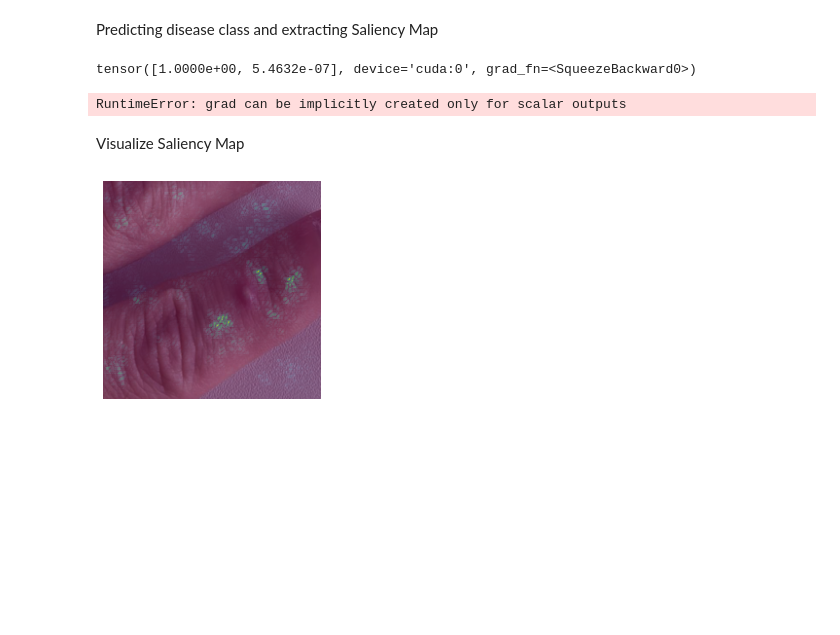
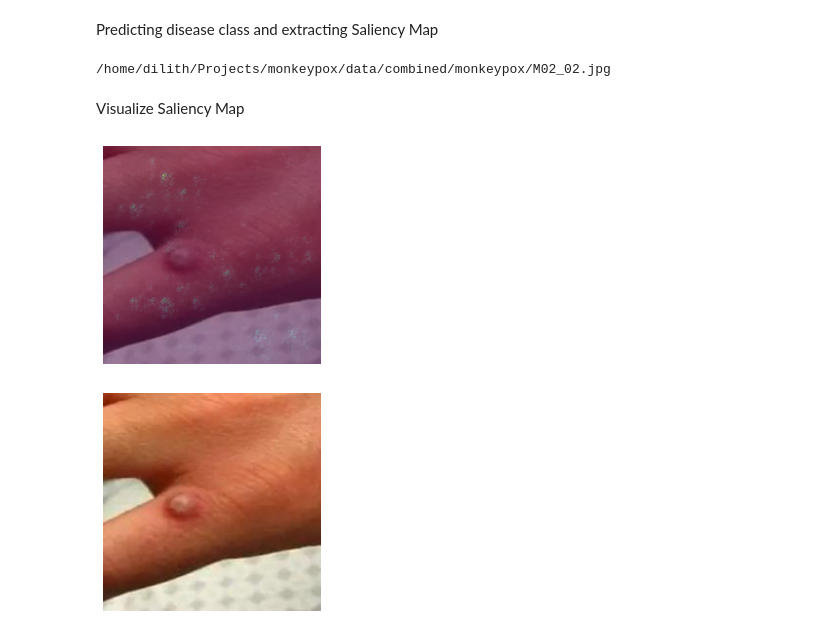
Before and after one commit to dilithjay/MonkeypoxClassification, a Jupyter notebook: exp3-saliency.ipynb, the cells around one changed output. Saved outputs shown, nothing was run; the diff lists cells and outputs as text; code cells hidden in the pictures; blank space fills up the shorter version.

Commit message:
Update saliency map notebook

```diff
--- a/exp3-saliency.ipynb
+++ b/exp3-saliency.ipynb
@@ -22,0 +27,18 @@ Loading ResNet50
+# %%
+def get_saliency_bin(model, image):
+    scores = model(image.unsqueeze(dim=0)).squeeze()
+    scores.backward()
+
+    saliency, _ = torch.max(image.grad.data.abs(), dim=1)
+    saliency = saliency.reshape(224, 224)
+    return saliency
+
+def get_saliency_multi(model, image):
+    scores = model(image.unsqueeze(dim=0))
+    output_idx = 5
+    output_max = scores[0, output_idx]
+    output_max.backward()
+
+    saliency, _ = torch.max(image.grad.data.abs(), dim=0)
+    saliency = saliency.reshape(224, 224)
+    return saliency
@@ -23,10 +67,7 @@ Loading ResNet50
 # %%
 model = resnet50()
-model.fc = torch.nn.Sequential(
-    torch.nn.Linear(2048, 2),
-    torch.nn.Softmax(dim=1)
-)
-model.load_state_dict(torch.load("/home/dilith/Projects/monkeypox/models/model_bin_1_49.pt"))
+model.fc = model_fc
+model.load_state_dict(torch.load(model_path))
 model = model.to(device)
 # %% [markdown]
 Image Preprocessing using Transformations
@@ -39,32 +80,30 @@ transform = transforms.Compose([
 # %% [markdown]
 Predicting disease class and extracting Saliency Map
 # %%
-image_path = glob("/home/dilith/Projects/monkeypox/data/combined/monkeypox/*")[0]
+image_path = sorted(glob("/home/dilith/Projects/monkeypox/data/combined/monkeypox/*"))[5]
+print(image_path)
 # image_path = "/home/dilith/Projects/monkeypox/data/combined/monkeypox/Moneypox_3.jpg"
 
 pil_image = Image.open(image_path)
 image = transform(pil_image)
+image = image.to(device)
+image.requires_grad_()
 pil_image = pil_image.resize((224, 224))
 
 disease = os.path.basename(os.path.dirname(image_path))
-
-image = image.to(device).unsqueeze(dim=0)
-image.requires_grad_()
-
-scores = model(image).squeeze()
-print(scores)
-scores.backward()
-
-saliency, _ = torch.max(image.grad.data.abs(),dim=1)
+saliency = saliency_func(model, image)
 # %% [output]
-tensor([1.0000e+00, 5.4632e-07], device='cuda:0', grad_fn=<SqueezeBackward0>)
+/home/dilith/Projects/monkeypox/data/combined/monkeypox/M02_02.jpg
-RuntimeError: grad can be implicitly created only for scalar outputs
 # %% [markdown]
 Visualize Saliency Map
 # %%
 plt.imshow(np.asarray(pil_image))
-plt.imshow(saliency.cpu()[0], alpha=0.5)
+plt.imshow(saliency.cpu(), alpha=0.5)
 plt.axis('off')
 plt.show()
+plt.imshow(np.asarray(pil_image))
+plt.axis('off')
+plt.show()
 # %% [output]
-[figure, old version]
+[figure, new version]
+[figure, added]
```
Also changed, not shown: parts of 10 cells of this notebook.
